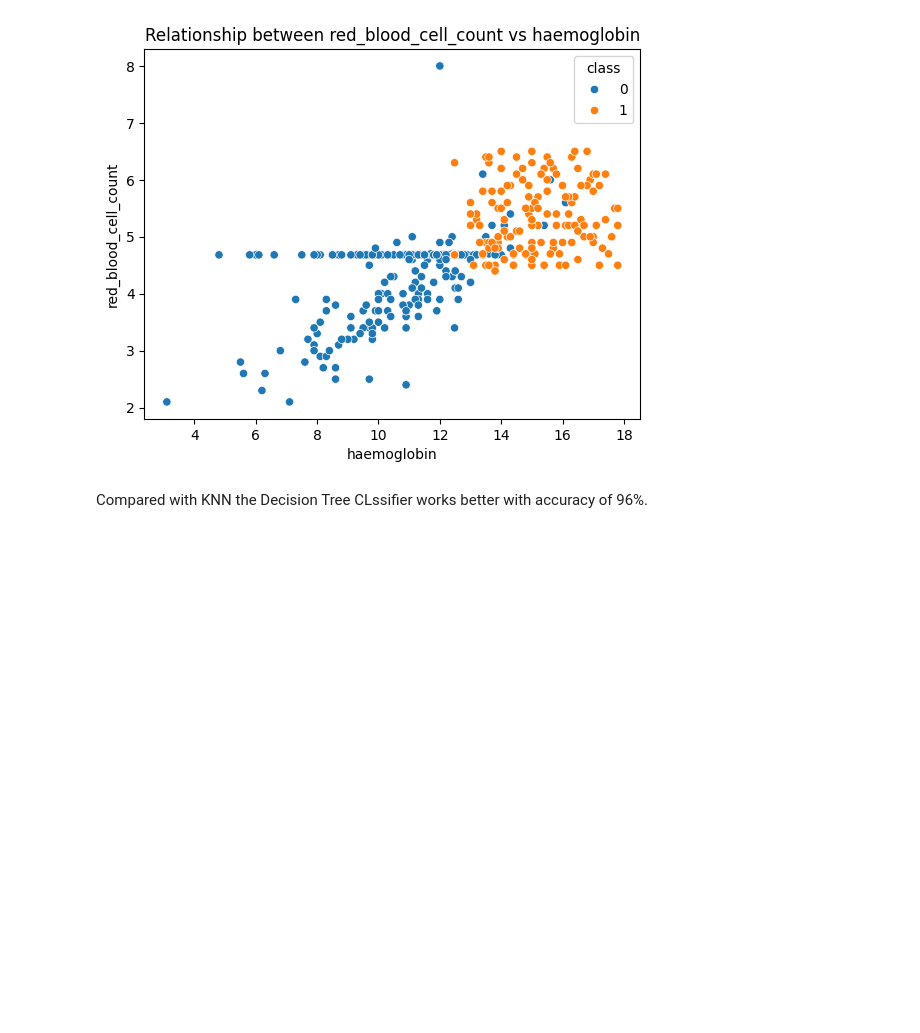
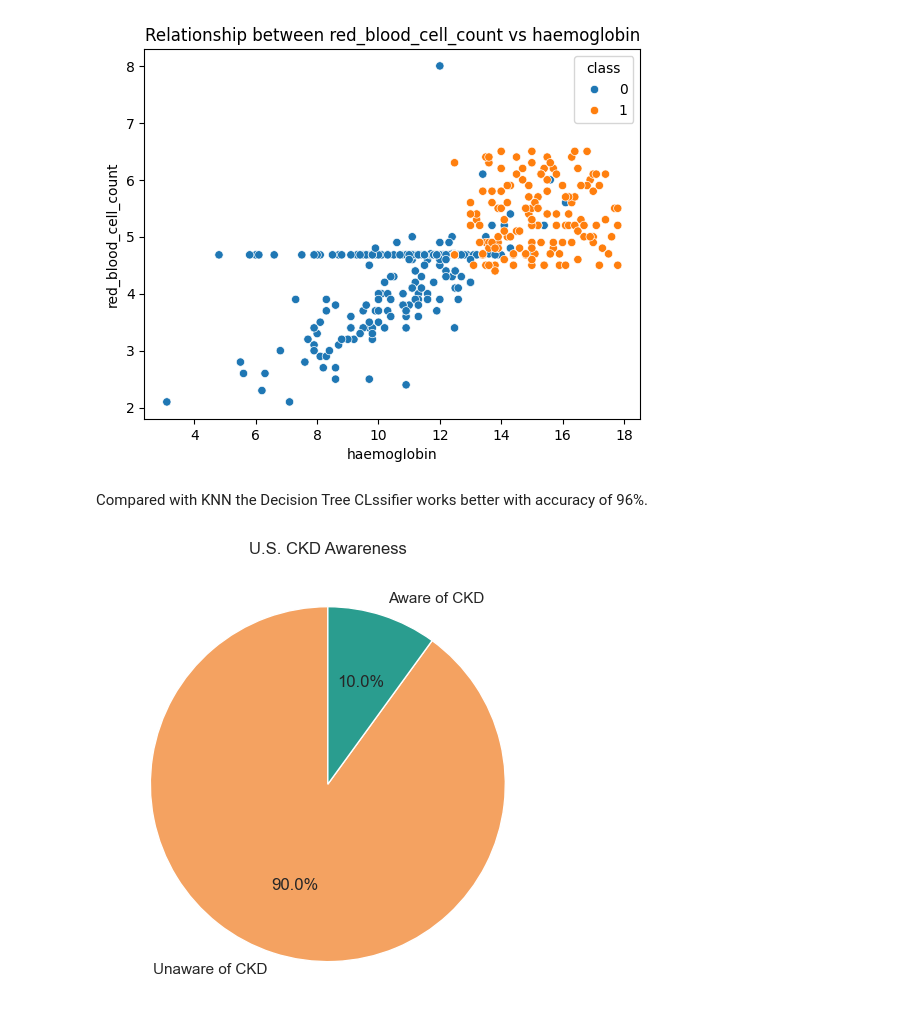
Before and after one commit to shreemithran/ckd-diagnosis-visualized, a Jupyter notebook: model_comparison.ipynb, the cells around one changed output. Saved outputs shown, nothing was run; the diff lists cells and outputs as text; code cells hidden in the pictures; blank space fills up the shorter version.

```diff
--- a/model_comparison.ipynb
+++ b/model_comparison.ipynb
@@ -442,3 +442,20 @@ categorical_cols = [
 ]
 # %%
 df_encoded = pd.get_dummies(disease, columns=categorical_cols, drop_first=True)
+# %%
+labels = ['Unaware of CKD', 'Aware of CKD']
+sizes = [90, 10]
+colors = ['#f4a261', '#2a9d8f']
+import matplotlib.pyplot as plt
+
+labels = ['Unaware of CKD', 'Aware of CKD']
+sizes = [90, 10]
+colors = ['#f4a261', '#2a9d8f']
+
+plt.figure(figsize=(5, 5))
+plt.pie(sizes, labels=labels, colors=colors, autopct='%1.1f%%', startangle=90)
+plt.title('U.S. CKD Awareness')
+plt.tight_layout()
+plt.show()
+# %% [output]
+[figure, added]
```
Also changed, not shown: parts of 1 cell of this notebook, 12 other files.
